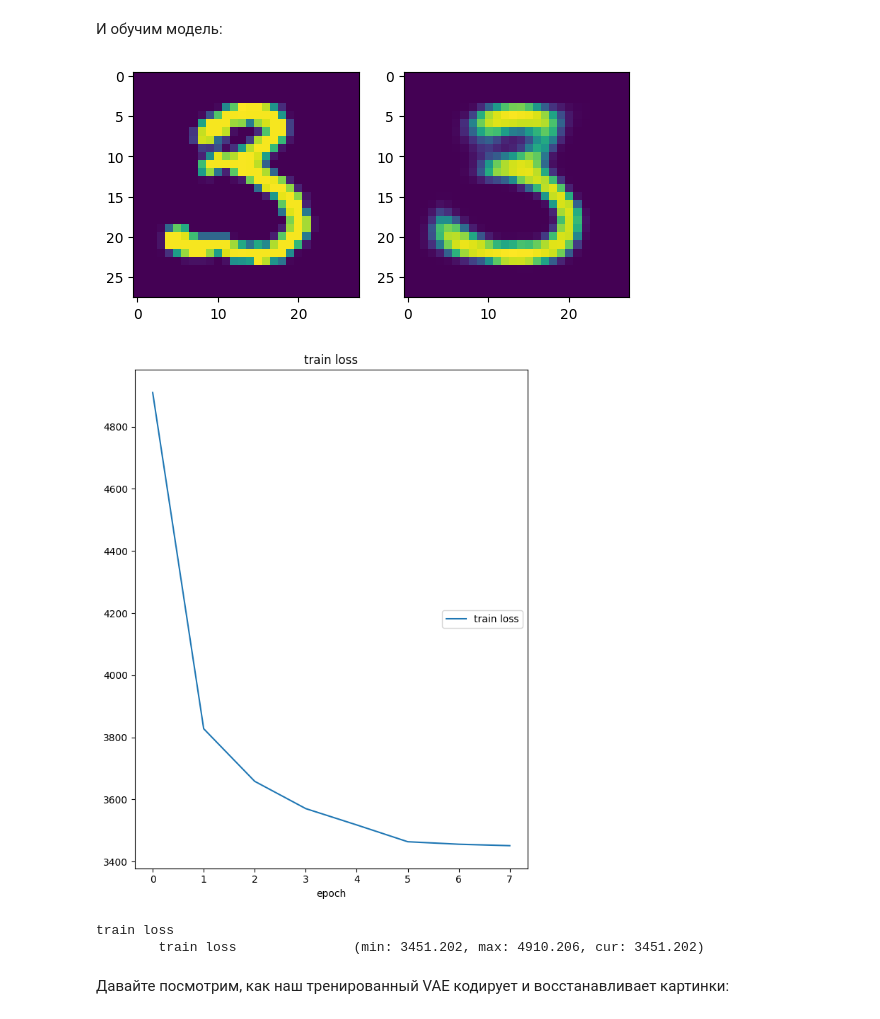
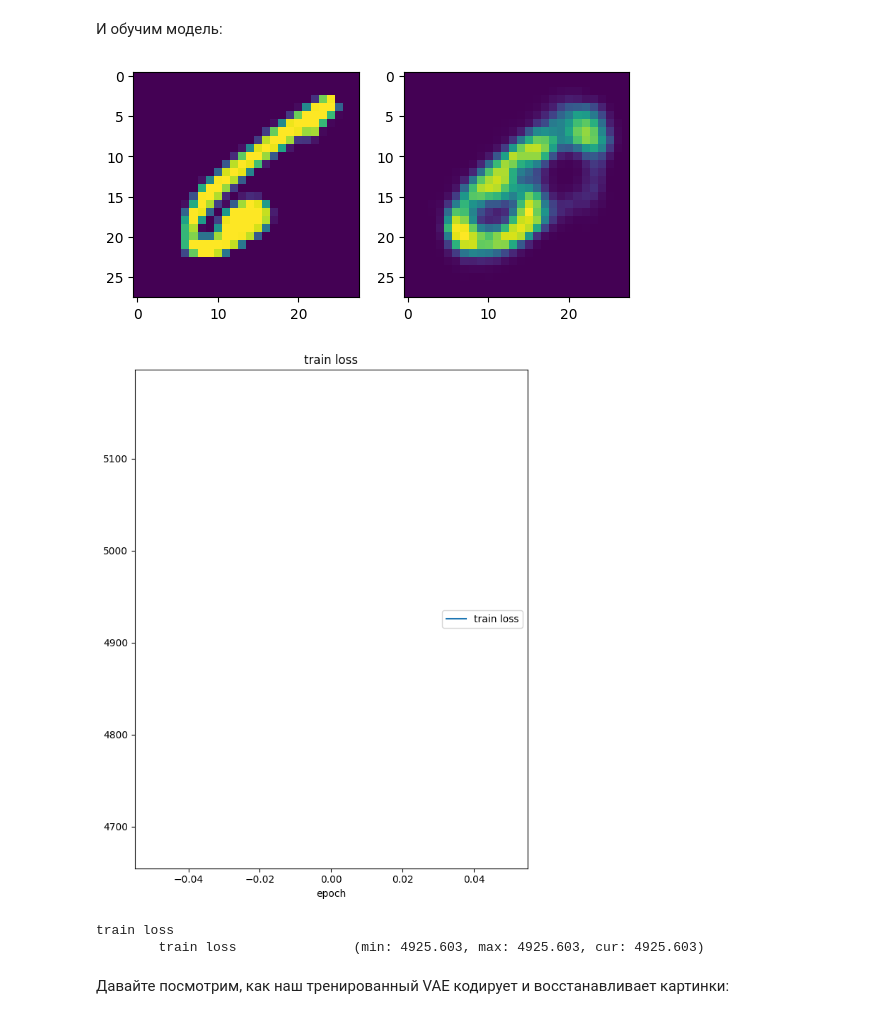
Before and after one commit to cehkop/Deep_learning_school_MIPT, a Jupyter notebook: homework/autoencoders_ipynb.ipynb, the cells around one changed output. Saved outputs shown, nothing was run; the diff lists cells and outputs as text; code cells hidden in the pictures.

```diff
--- a/homework/autoencoders_ipynb.ipynb
+++ b/homework/autoencoders_ipynb.ipynb
@@ -556,14 +556,17 @@ class VAE(nn.Module):
         # get `mu` and `log_var`
         mu = x[:, 0, :] # the first feature values as mean
         log_var = x[:, 1, :] # the other feature values as variance
-        z = self.gaussian_sampler(mu, log_var)
-        return z
+        # z = self.gaussian_sampler(mu, log_var)
+        return mu, log_var
 
     def gaussian_sampler(self, mu, log_var):
-        std = torch.exp(0.5 * log_var) # standard deviation
-        eps = torch.randn_like(std) # `randn_like` as we need the same size
-        sample = mu + (eps * std) # sampling as if coming from the input space
-        return sample
+        if self.training:
+            std = torch.exp(0.5 * log_var) # standard deviation
+            eps = torch.randn_like(std) # `randn_like` as we need the same size
+            sample = mu + (eps * std) # sampling as if coming from the input space
+            return sample
+        else:
+            return mu
 
     def decode(self, z):
         rec = self.decoder(z)
@@ -626,44 +629,44 @@ scheduler = torch.optim.lr_scheduler.StepLR(optimizer,
                                             gamma=0.1)
 
 device = torch.device('cuda') if torch.cuda.is_available() else torch.device('cpu')
-n_epochs = 8
+n_epochs = 1
 train_losses = []
 val_losses = []
 model.to(device)
 
 liveloss = PlotLosses()
 logs={}
 
 for epoch in tqdm(range(n_epochs), leave=False):
     model.train()
     train_losses_per_epoch = []
     for batch in tqdm(train_loader, leave=False):
         optimizer.zero_grad()
 
         reconstruction, mu, logsigma = model(batch[0].to(device))
         reconstruction = reconstruction.view(-1, 1, 28, 28)
         loss = criterion(batch[0].to(device).float(), mu, logsigma, reconstruction)
         loss.backward()
         optimizer.step()
         train_losses_per_epoch.append(loss.item())
 
     train_losses.append(np.mean(train_losses_per_epoch))
 
     plt.subplot(1, 2, 1)
     plt.imshow(batch[0][0].cpu().view(28, 28, -1))
     plt.subplot(1, 2, 2)
     plt.imshow(reconstruction[0][0].detach().cpu().view(28, 28, -1))
 
     scheduler.step()
 
     logs['train loss'] = np.mean(train_losses_per_epoch)
     liveloss.update(logs)
     liveloss.send()
 # %% [output]
-[figure, old version]
+[figure, new version]
-[figure, old version]
+[figure, new version]
 train loss
-        train loss               (min: 3451.202, max: 4910.206, cur: 3451.202)
+        train loss               (min: 4925.603, max: 4925.603, cur: 4925.603)
 # %% [markdown]
 Давайте посмотрим, как наш тренированный VAE кодирует и восстанавливает картинки:
 # %%
```
Also changed, not shown: parts of 11 cells of this notebook.
